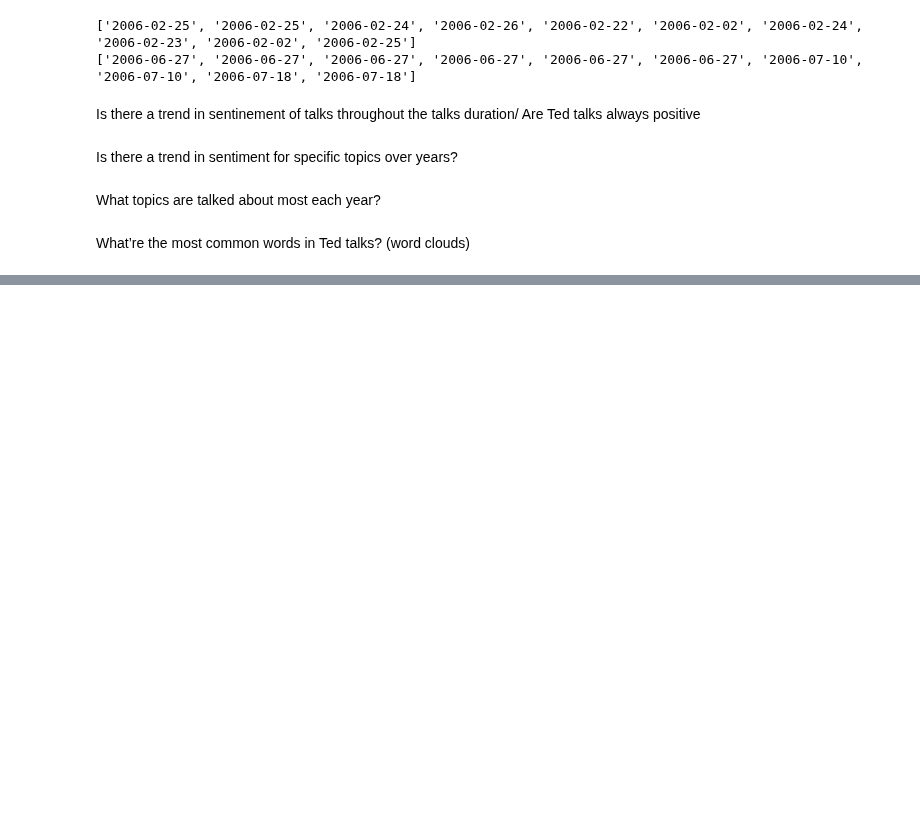
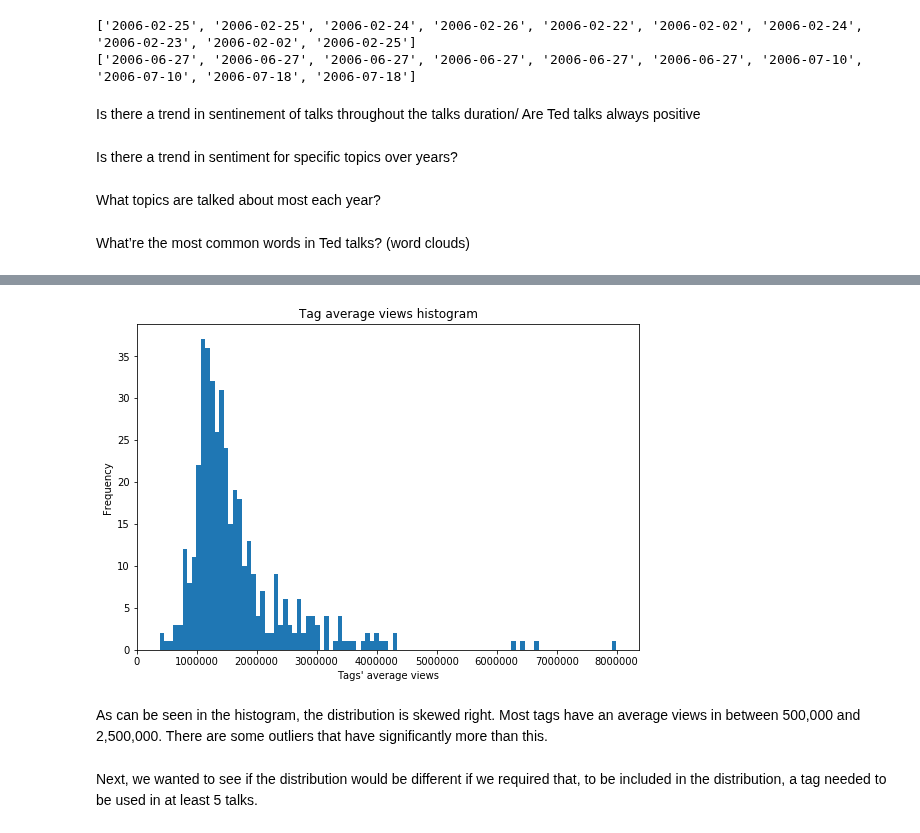
Before and after one commit to jmazanec15/BigDataFinal, a Jupyter notebook: DissectingTed.ipynb, the cells around one changed output, grey strips where cells are left out. Cells and saved outputs as stored; diff of their text form; code cells hidden in the pictures; blank space fills up the shorter version.

```diff
--- a/DissectingTed.ipynb
+++ b/DissectingTed.ipynb
@@ -75,0 +84,30 @@ What tags generate the most views?
+# %%
+## Read in data about tags
+ted_main = pd.read_csv('data/ted_main.csv')
+tags_deets = dict() # Dictionary containing tags as keys and total views, frequency tag is used as values
+
+## Get all tags and their views and freq
+# Loop through each talk and get/set tags data
+for i in range(len(ted_main)):
+    views = int(ted_main['views'][i]) # total views for that talk
+    string_tags = [t.strip() for t in ted_main['tags'][i].strip().lower().replace("'", "")[1:-1].split(',')] # Array of tags for that talk
+    for tag in string_tags:
+        if tag not in tags_deets:
+            tags_deets[tag] = {'views':0, 'freq':0, 'avg':0}
+        # Set values for that tag
+        tags_deets[tag]['views'] += views
+        tags_deets[tag]['freq'] += 1
+
+## Get average values for all tags *regardless of frequency*
+tag_avg = {k:tags_deets[k]['views']/float(tags_deets[k]['freq']) for k in tags_deets.keys()}
+# %%
+## Get top 10 averages of all keys
+top_views = list()
+for key, value in sorted(tag_avg.iteritems(), key=lambda (k,v): (v,k)):
+    top_views.append([key, value])
+top_views.reverse()
+## Print out results
+print "Tags with highest average views\n"
+for i, (key, value) in enumerate(top_views):
+    if i > 9: break
+    print str(i+1) + ".) " + key + ": " + str(round(value, 2))
@@ -75,0 +127,15 @@ What tags generate the most views?
+# %%
+## Create histogram for the data
+top_view_values = [top_views[i][1] for i in range(len(top_views))]
+plt.figure(figsize=(9, 6))
+plt.hist(top_view_values, 100)
+plt.xlabel("Tags' average views")
+plt.ylabel("Frequency")
+plt.title("Tag average views histogram")
+plt.show()
+# %% [output]
+[figure, added]
+# %% [markdown]
+As can be seen in the histogram, the distribution is skewed right. Most tags have an average views in between 500,000 and 2,500,000. There are some outliers that have significantly more than this.
+# %% [markdown]
+Next, we wanted to see if the distribution would be different if we required that, to be included in the distribution, a tag needed to be used in at least 5 talks.
```
Also changed, not shown: parts of 22 cells of this notebook.
